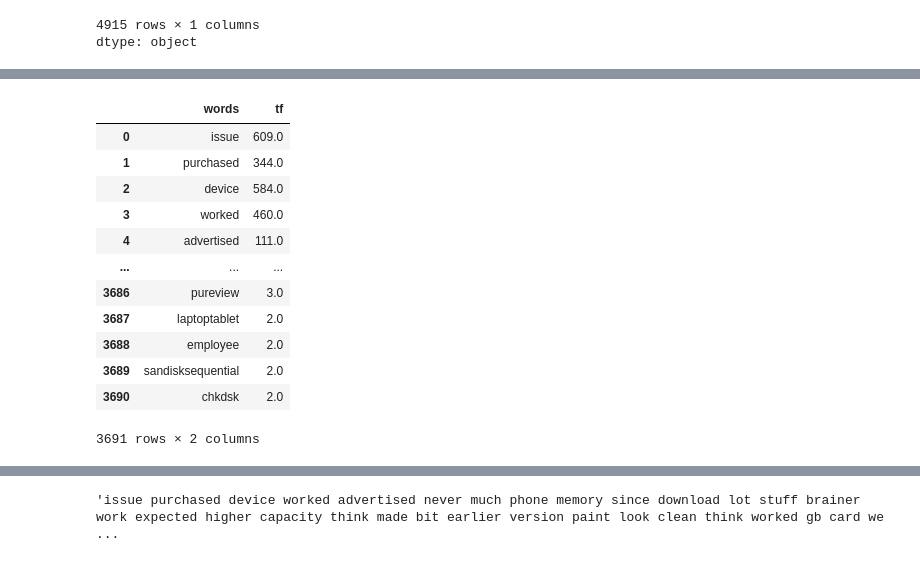
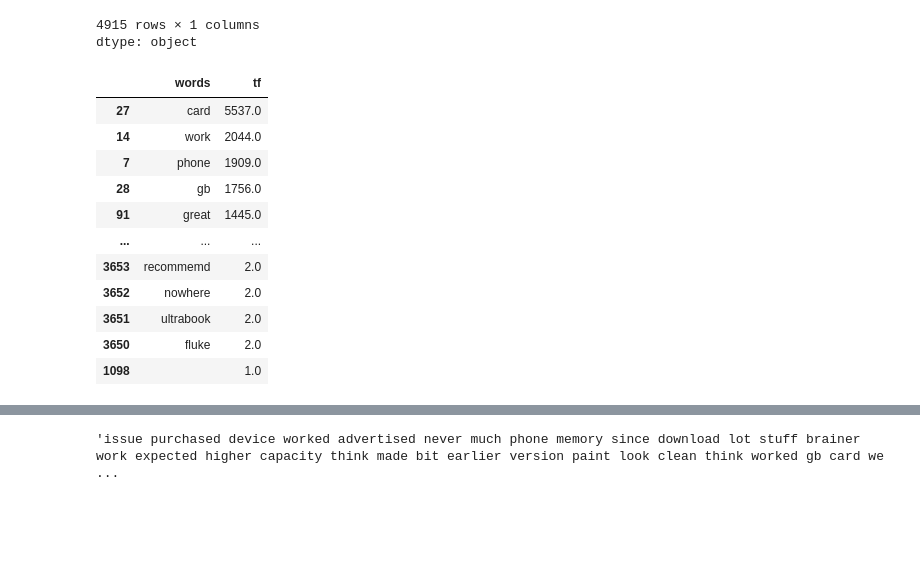
Before and after one commit to shnyasin/Amazon-Sentiment-Analysis, a Jupyter notebook: Amazon_SentimentAnalysis.ipynb, the cells around one changed output, grey strips where cells are left out. Drawn from its saved outputs; the diff is of its cells as text; code cells hidden in the pictures; blank space fills up the shorter version.

```diff
--- a/Amazon_SentimentAnalysis.ipynb
+++ b/Amazon_SentimentAnalysis.ipynb
@@ -332,8 +333,20 @@ dtype: object
 # %%
 # Terim Frekanslarının Hesaplanması
 
-tf = df["reviewText"].apply(lambda x: pd.value_counts(x.split(" "))).sum(axis=0).reset_index()
+tf = df["reviewText"].apply(lambda x: pd.Series(x.split(" ")).value_counts()).sum(axis=0).reset_index()
 tf.columns = ["words", "tf"]
-tf.sort_values("tf", ascending=False)
+tf = tf.sort_values("tf", ascending=False)
 tf
 # %% [output]
+|  | words | tf |
+| 27 | card | 5537.0 |
+| 14 | work | 2044.0 |
+| 7 | phone | 1909.0 |
+| 28 | gb | 1756.0 |
+| 91 | great | 1445.0 |
+| ... | ... | ... |
+| 3653 | recommemd | 2.0 |
+| 3652 | nowhere | 2.0 |
+| 3651 | ultrabook | 2.0 |
+| 3650 | fluke | 2.0 |
+| 1098 |  | 1.0 |
@@ -342,16 +354,3 @@ Görüntülenen çıkış son 5000 satıra kısaltıldı.
-|  | words | tf |
-| 0 | issue | 609.0 |
-| 1 | purchased | 344.0 |
-| 2 | device | 584.0 |
-| 3 | worked | 460.0 |
-| 4 | advertised | 111.0 |
-| ... | ... | ... |
-| 3686 | pureview | 3.0 |
-| 3687 | laptoptablet | 2.0 |
-| 3688 | employee | 2.0 |
-| 3689 | sandisksequential | 2.0 |
-| 3690 | chkdsk | 2.0 |
-3691 rows × 2 columns
 # %%
 # Barplot(Sütun Grafiği)
 
```
Also changed, not shown: parts of 12 cells of this notebook.
